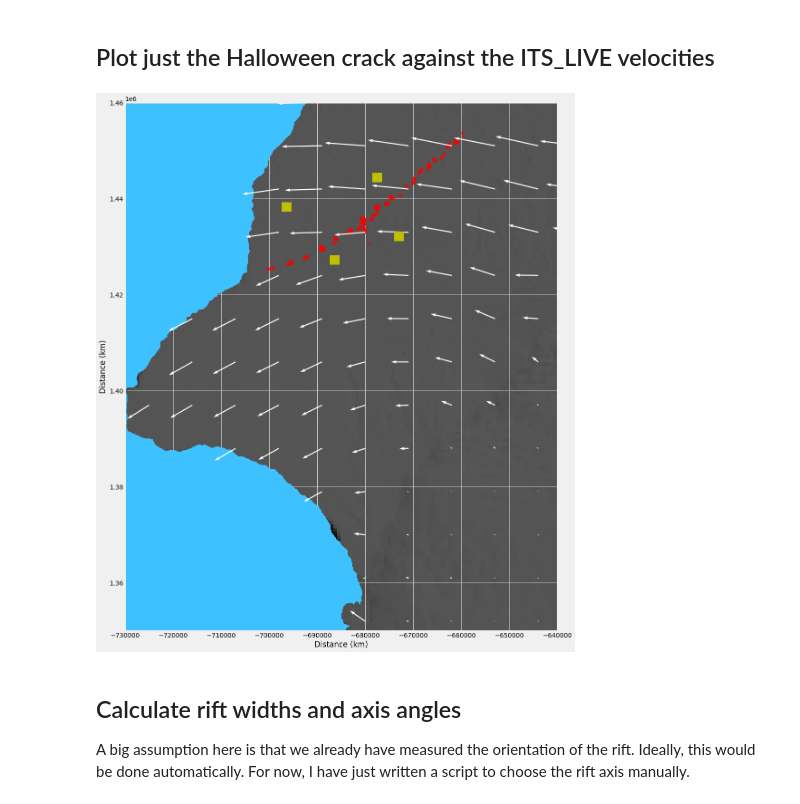
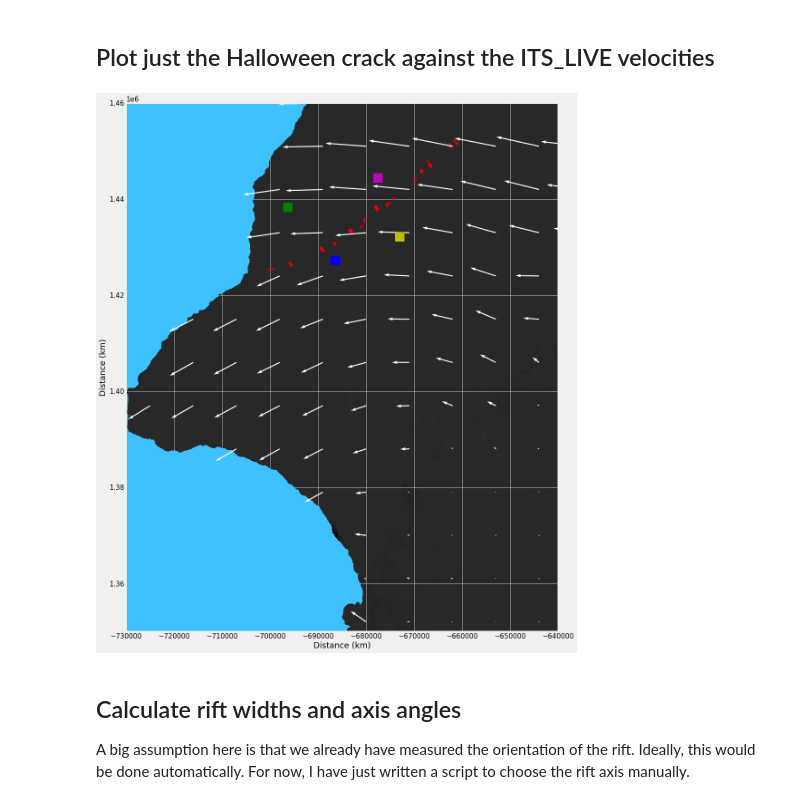
Before and after one commit to bradlipovsky/antarctic-rift-catalog, a Jupyter notebook: analyze_rift_measurements.ipynb, the cells around one changed output. Saved outputs shown, nothing was run; the diff lists cells and outputs as text; code cells hidden in the pictures.

```diff
--- a/analyze_rift_measurements.ipynb
+++ b/analyze_rift_measurements.ipynb
@@ -8,6 +8,7 @@ import datetime as dt
 import matplotlib
 from netCDF4 import Dataset
 
+dataset_path = '/data/fast0/datasets/'
 
 plt.style.use('fivethirtyeight')
 # matplotlib.rcParams['ytick.labelsize'] = 'large'
@@ -42,7 +50,7 @@ box_x,box_y = poly.exterior.xy
 ## Load the GPS Data
 # %%
 # Load these now so that we can plot the GPS locations on the map
-gps = pd.read_csv('datasets/bas_marsh_monthly_halloween.csv')
+gps = pd.read_csv(dataset_path + 'bas_marsh_monthly_halloween.csv')
 
 hh00_x = np.array(gps.PSX[ gps.Site=='HH00' ])
 hh00_y = np.array(gps.PSY[ gps.Site=='HH00' ])
@@ -64,7 +70,7 @@ window_y = [1.35e6,2e6]
 
 
 # d = Dataset('/Users/lipovsky/Downloads/ANT_G0120_0000.nc', 'r')
-d = Dataset('datasets/ANT_G0120_0000.nc', 'r')
+d = Dataset(dataset_path + 'ANT_G0120_0000.nc', 'r')
 # print(d.variables['vx'])
 itslive_x =d.variables['x']
 itslive_x = np.array(itslive_x)
@@ -127,6 +124,6 @@ Deprecated in NumPy 1.20; for more details and guidance: https://numpy.org/devdo
 # %%
 # image_file = 'datasets/riise_2020028_1615_modis_ch02.tif'
-image_file = 'datasets/moa750_2014_hp1_v01.tif'
+image_file = dataset_path + 'moa750_2014_hp1_v01.tif'
 
 # Plot catalog over imagery
 fig2,ax2 = plt.subplots(figsize=(20,20))
@@ -134,16 +131,17 @@ sat_data = rasterio.open(image_file)
 show(sat_data,cmap="twilight",ax=ax2)
 
 
-for shelf_name in ['amery','ross','brunt','Fimbul','Ronne','East','Amundsen']:
+# for shelf_name in ['amery','ross','brunt','Fimbul','Ronne','East','Amundsen']:
+for shelf_name in ['amery','brunt','ap','fimbul']:
 
     # Load the rift observations
-    rift_obs_output_file_name = 'output/' + shelf_name + '_rift_obs.pickle'
+    rift_obs_output_file_name = 'rift_obs/' + shelf_name + '.pkl'
     with open(rift_obs_output_file_name, 'rb') as handle:
         rift_obs = pickle.load(handle)
     ax2.scatter(rift_obs['x-centroid'] ,rift_obs['y-centroid'] ,s=2,c='r')
 
 
-with open('output/brunt_rift_obs.pickle', 'rb') as handle:
+with open('rift_obs/brunt.pkl', 'rb') as handle:
     rift_obs = pickle.load(handle)
 
 # Make a geopanda
@@ -163,37 +177,42 @@ Text(0, 0.5, 'Polar Stereo Y (m)')
 # %%
 # This is a good window for the Halloween Crack
 window_x_halloween = [-7.3e5,-6.4e5]
 window_y_halloween = [1.35e6,1.46e6]
 
 
 fig3,ax3=plt.subplots(figsize=(20,20))
 
 # Subset the data to the Halloween Crack polygon
 ho = rift_obs[rift_obs.within(poly)]
-# ho = rift_obs
+with open('halloween.pickle', 'wb') as handle:
+    pickle.dump(ho, handle, protocol=pickle.HIGHEST_PROTOCOL)
 
 skip=75
 plt.scatter(ho['x-centroid'] ,ho['y-centroid'] ,s=50,c='r',alpha=0.5)
 plt.contourf(xmesh,ymesh,ocean_slice,cmap=cm.get_cmap('cool',30))
-show(sat_data,cmap="gray",ax=ax3,adjust=None)
+
+image_file = dataset_path + 'moa125_2014_hp1_v01.tif'
+# sat_data = rasterio.open(image_file)
+show(sat_data,cmap="gray",ax=ax3,vmin=0,vmax=1e5)
+
 c = plt.quiver(xmesh[ ::skip, ::skip],
                ymesh[ ::skip, ::skip],
                vx_slice[ ::skip, ::skip],
                vy_slice[ ::skip, ::skip], scale=9000, color='w')
-plt.plot(np.mean(hh00_x),np.mean(hh00_y),'sy',MarkerSize=20)
-plt.plot(np.mean(tt05_x),np.mean(tt05_y),'sy',MarkerSize=20)
-plt.plot(np.mean(ss00_x),np.mean(ss00_y),'sy',MarkerSize=20)
+plt.plot(np.mean(hh00_x),np.mean(hh00_y),'sg',MarkerSize=20)
+plt.plot(np.mean(tt05_x),np.mean(tt05_y),'sb',MarkerSize=20)
+plt.plot(np.mean(ss00_x),np.mean(ss00_y),'sm',MarkerSize=20)
 plt.plot(np.mean(tt04_x),np.mean(tt04_y),'sy',MarkerSize=20)
 plt.axis('image')
 plt.ylim(window_y_halloween)
 plt.xlim(window_x_halloween)
 plt.rcParams.update({'font.size': 15})
 plt.xlabel('Distance (km)')
 plt.ylabel('Distance (km)')
 # plt.plot(box_x,box_y)
 plt.show()
 # %% [output]
-[figure, old version]
+[figure, new version]
 # %% [markdown]
 ## Calculate rift widths and axis angles
 
```
Also changed, not shown: parts of 22 cells of this notebook, 2 other files.
